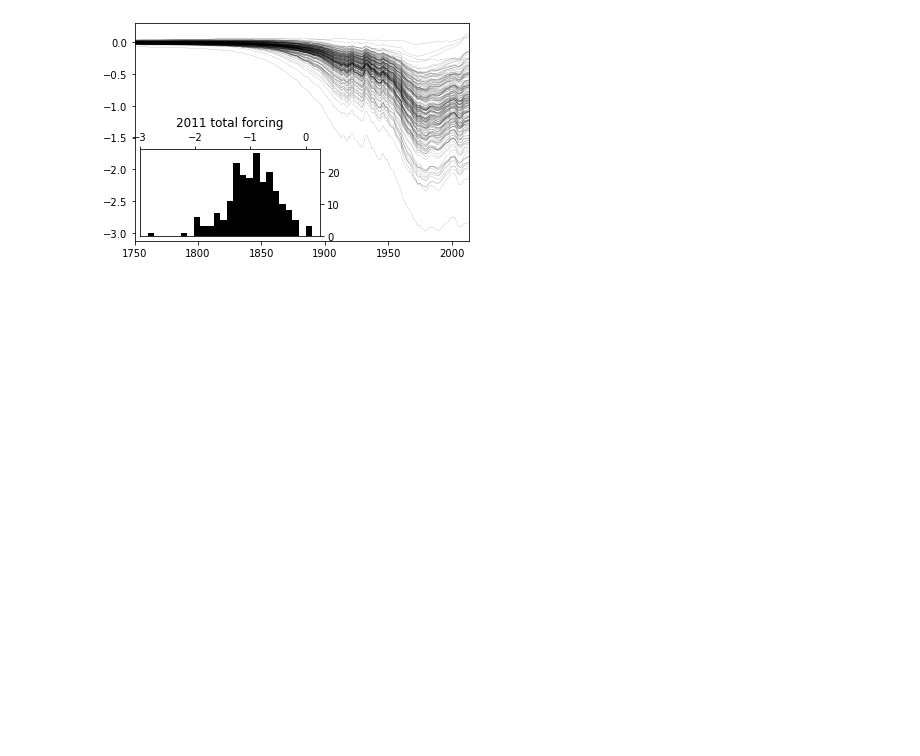
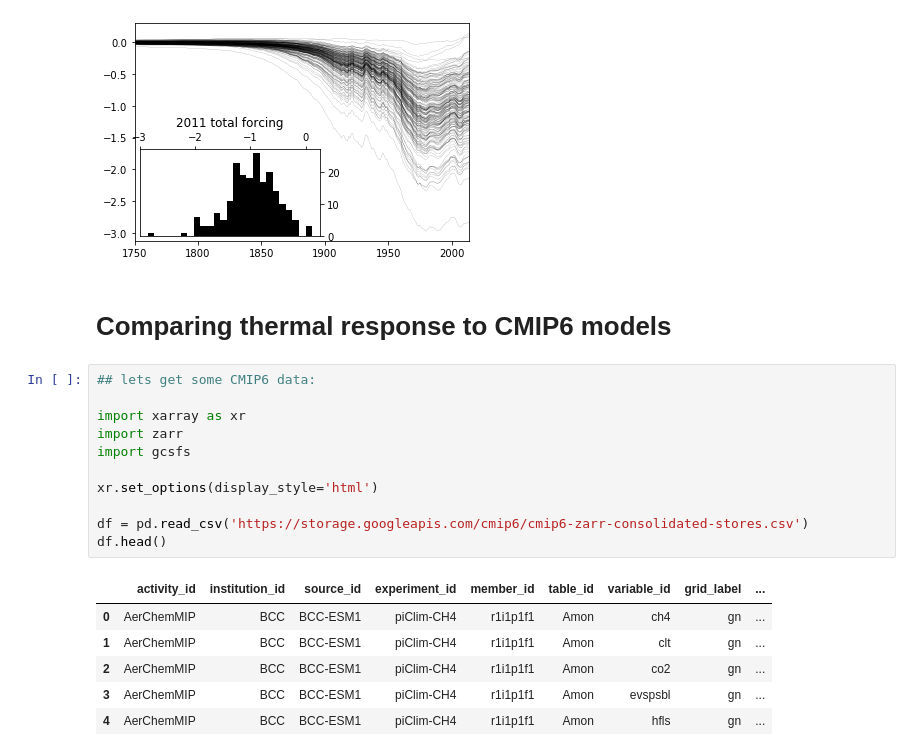
Before and after one commit to njleach/GIR, a Jupyter notebook: GIR/Sandbox_parameter_uncertainties.ipynb, the cells around one changed output. Saved outputs shown, nothing was run; the diff lists cells and outputs as text; blank space fills up the shorter version.

```diff
--- a/GIR/Sandbox_parameter_uncertainties.ipynb
+++ b/GIR/Sandbox_parameter_uncertainties.ipynb
@@ -298,3 +300,23 @@ ax_ins.set_title('2011 total forcing')
 # %% [output]
 Text(0.5, 1.0, '2011 total forcing')
 [figure]
+# %% [markdown]
+# Comparing thermal response to CMIP6 models
+# %%
+## lets get some CMIP6 data:
+
+import xarray as xr
+import zarr
+import gcsfs
+
+xr.set_options(display_style='html')
+
+df = pd.read_csv('https://storage.googleapis.com/cmip6/cmip6-zarr-consolidated-stores.csv')
+df.head()
+# %% [output]
+|  | activity_id | institution_id | source_id | experiment_id | member_id | table_id | variable_id | grid_label | ... |
+| 0 | AerChemMIP | BCC | BCC-ESM1 | piClim-CH4 | r1i1p1f1 | Amon | ch4 | gn | ... |
+| 1 | AerChemMIP | BCC | BCC-ESM1 | piClim-CH4 | r1i1p1f1 | Amon | clt | gn | ... |
+| 2 | AerChemMIP | BCC | BCC-ESM1 | piClim-CH4 | r1i1p1f1 | Amon | co2 | gn | ... |
+| 3 | AerChemMIP | BCC | BCC-ESM1 | piClim-CH4 | r1i1p1f1 | Amon | evspsbl | gn | ... |
+| 4 | AerChemMIP | BCC | BCC-ESM1 | piClim-CH4 | r1i1p1f1 | Amon | hfls | gn | ... |
```
Also changed, not shown: parts of 5 cells of this notebook, 3 other files.
